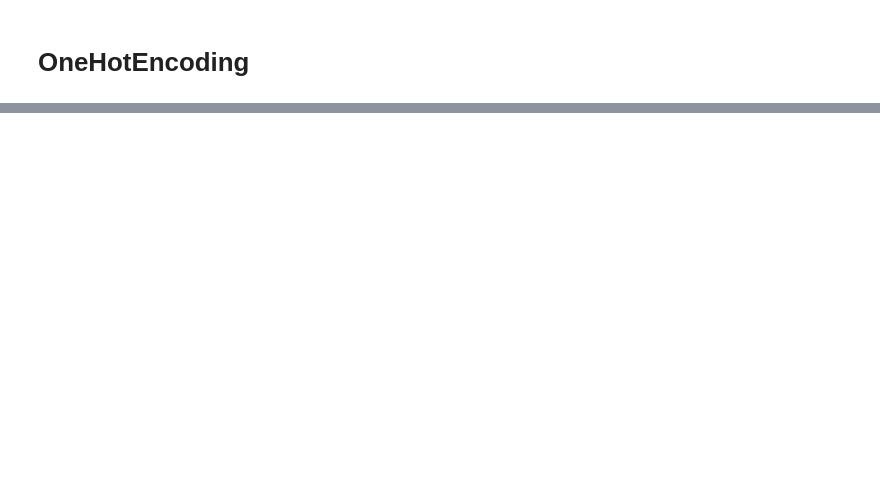
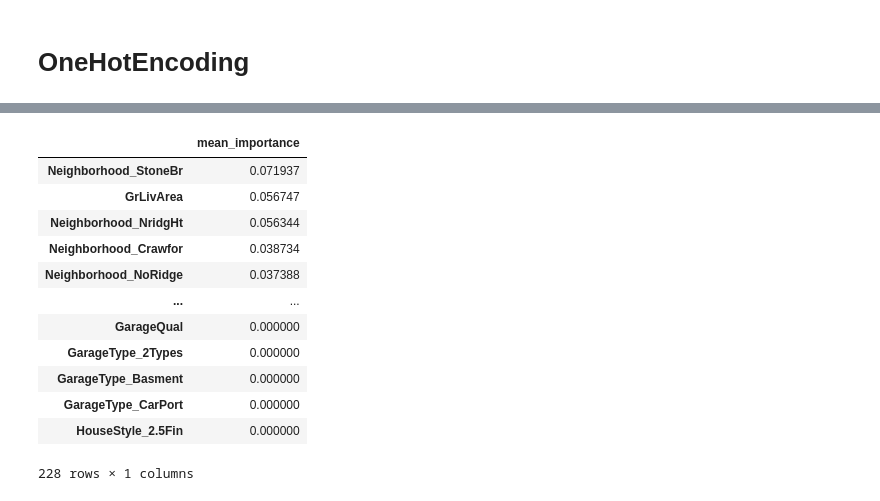
Before and after one commit to siiyayu/FeatureSelectionTechniques, a Jupyter notebook: evaluating_models.ipynb, the cells around one changed output, grey strips where cells are left out. Cells and saved outputs as stored; diff of their text form; code cells hidden in the pictures; blank space fills up the shorter version.

```diff
--- a/evaluating_models.ipynb
+++ b/evaluating_models.ipynb
@@ -1371,0 +1026,26 @@ rfecv.cv_results_
+# %%
+df_lasso = models_dict["Lasso"][2]['feature_importance']
+df_lasso
+# %%
+df_lasso['mean_importance'] = df_lasso['mean_importance']/df_lasso['mean_importance'].sum()
+df_xgb['mean_importance'] = df_xgb['mean_importance']/df_xgb['mean_importance'].sum()
+# %%
+ohe_cols = ohe_encode_cols
+ohe_columns_names = []
+for col in ohe_cols:
+    if col in feature_dict:
+        categories = feature_dict[col]["values"].keys()
+        for category in categories:
+            ohe_columns_names.append(f"{col}_{category}")
+
+ohe_encoded = pd.DataFrame(0, index=X.index, columns=ohe_columns_names)
+for col in ohe_cols:
+    if col in feature_dict:
+        categories = feature_dict[col]["values"].keys()
+        for category in categories:
+            ohe_col_name = f"{col}_{category}"
+            ohe_encoded[ohe_col_name] = (X[col] == category).astype(int)
+
+absent_columns = ohe_encoded.columns[(ohe_encoded == 0).all()]
+print(absent_columns)
+print(len(absent_columns))
@@ -1371,0 +1068,19 @@ rfecv.cv_results_
+# %%
+df_lasso = df_lasso.drop(index=list(absent_columns))
+df_xgb = df_xgb.drop(index=list(absent_columns))
+# %%
+df_lasso
+# %% [output]
+|  | mean_importance |
+| Neighborhood_StoneBr | 0.071937 |
+| GrLivArea | 0.056747 |
+| Neighborhood_NridgHt | 0.056344 |
+| Neighborhood_Crawfor | 0.038734 |
+| Neighborhood_NoRidge | 0.037388 |
+| ... | ... |
+| GarageQual | 0.000000 |
+| GarageType_2Types | 0.000000 |
+| GarageType_Basment | 0.000000 |
+| GarageType_CarPort | 0.000000 |
+| HouseStyle_2.5Fin | 0.000000 |
+228 rows × 1 columns
```
Also changed, not shown: parts of 73 cells of this notebook, 6 other files.
